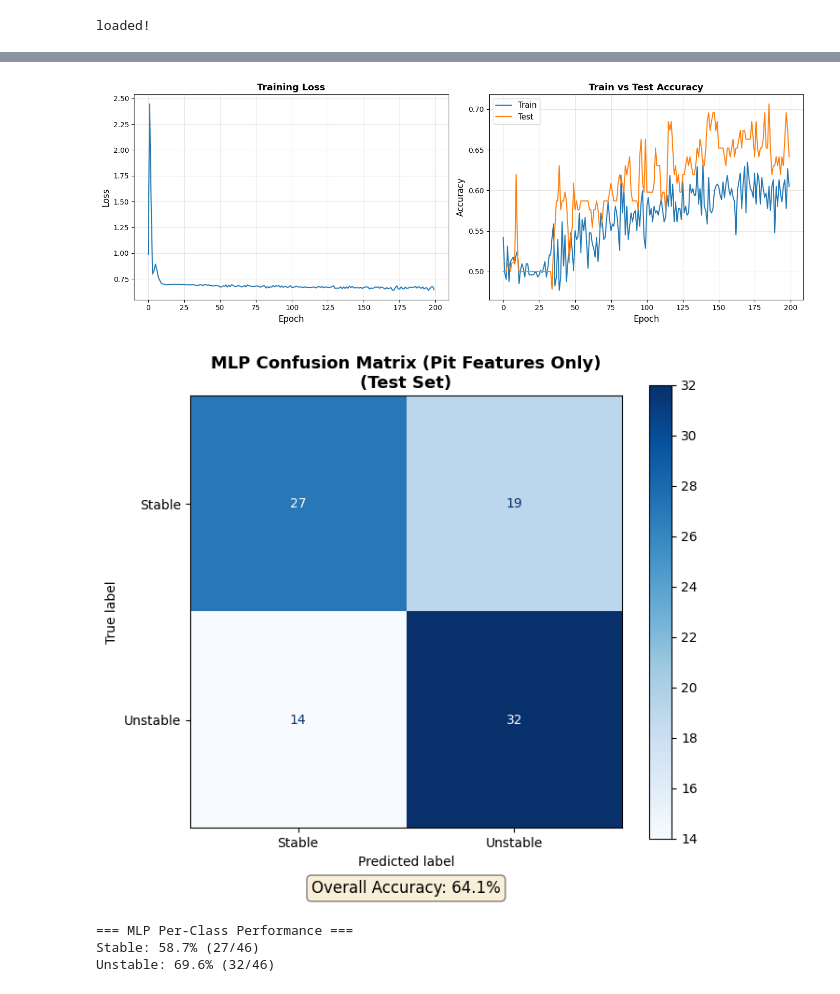
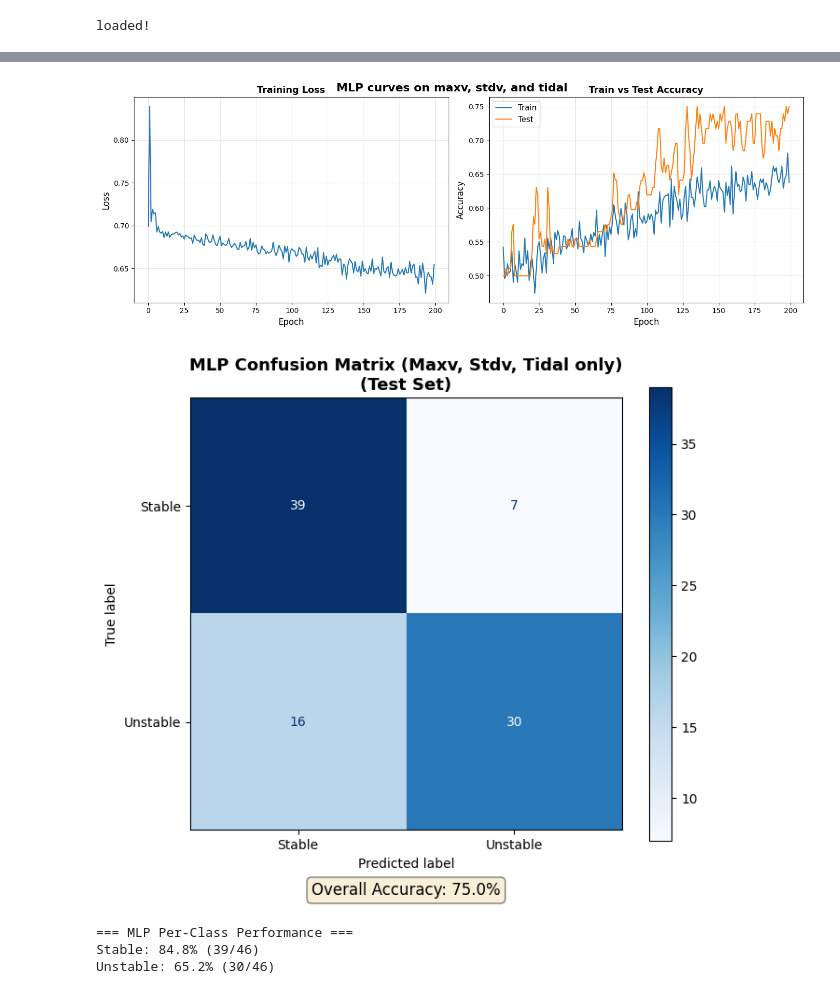
Before and after one commit to waltersn-maine/gdnn, a Jupyter notebook: GraphlessMLP.ipynb, the cells around one changed output, grey strips where cells are left out. Cells and saved outputs as stored; diff of their text form; code cells hidden in the pictures.

```diff
--- a/GraphlessMLP.ipynb
+++ b/GraphlessMLP.ipynb
@@ -51,16 +51,16 @@ for pit_idx in SU_trees.keys():
 
     # extract 10 features at pit
     feat = [
-        wolfGraph.nodes[pit_node]['elev'],
+        #wolfGraph.nodes[pit_node]['elev'],
         wolfGraph.nodes[pit_node].get('max_vel', 0.0),
-        wolfGraph.nodes[pit_node].get('mean_vel', 0.0),
+        #wolfGraph.nodes[pit_node].get('mean_vel', 0.0),
         wolfGraph.nodes[pit_node].get('std_vel', 0.0),
-        wolfGraph.nodes[pit_node].get('mean_erosive_power', 0.0),
-        wolfGraph.nodes[pit_node].get('max_erosive_power', 0.0),
+        #wolfGraph.nodes[pit_node].get('mean_erosive_power', 0.0),
+        #wolfGraph.nodes[pit_node].get('max_erosive_power', 0.0),
         wolfGraph.nodes[pit_node].get('tidal_range', 0.0),
-        tree.nodes[pit_node].get('total_inflow', 0.0),
-        tree.nodes[pit_node].get('mean_inflow', 0.0),
-        tree.nodes[pit_node].get('max_inflow', 0.0)
+        #tree.nodes[pit_node].get('total_inflow', 0.0),
+        #tree.nodes[pit_node].get('mean_inflow', 0.0),
+        #tree.nodes[pit_node].get('max_inflow', 0.0)
     ]
 
     stability = wolfGraph.nodes[pit_idx]['stability']
@@ -73,5 +73,6 @@ for pit_idx in SU_trees.keys():
 X = torch.tensor(pit_features, dtype=torch.float)
 y = torch.tensor(pit_labels, dtype=torch.long)
 
-print(f"dataset: {len(X)} samples, {X.shape[1]} features, {len(y)} labels")
+num_feats = X.shape[1]
+print(f"dataset: {len(X)} samples, {num_feats} features, {len(y)} labels")
 # %% [output]
@@ -90,7 +91,7 @@ X_train, X_test, y_train, y_test = train_test_split(X, y, test_size=0.2, random_
 device = 'cpu'
 # %%
 # model
-mlp = SimpleMLP(num_features=10, hidden_dim=64, num_classes=2).to(device)
+mlp = SimpleMLP(num_features=num_feats, hidden_dim=64, num_classes=2).to(device)
 optimizer = torch.optim.Adam(mlp.parameters(), lr=0.01)
 criterion = nn.NLLLoss()
 # %%
@@ -165,46 +166,47 @@ ax2.legend(fontsize=11)
 ax2.grid(True, alpha=0.3)
 
 plt.tight_layout()
-plt.savefig('mlp_training_curves2.png', dpi=300, bbox_inches='tight')
+plt.suptitle(f"MLP curves on maxv, stdv, and tidal",fontsize=16,fontweight='bold')
+#plt.savefig('mlp_training_3hydro.png', dpi=300, bbox_inches='tight')
 plt.show()
 # %% [output]
-[figure, old version]
+[figure, new version]
 # %%
 from sklearn.metrics import confusion_matrix, ConfusionMatrixDisplay
 
 # Get final predictions
 mlp.eval()
 with torch.no_grad():
     final_out = mlp(X_test.to(device))
     final_pred = final_out.argmax(dim=1).cpu().numpy()
 
 # Confusion matrix
 cm = confusion_matrix(y_test.numpy(), final_pred)
 
 fig, ax = plt.subplots(figsize=(7, 6))
 disp = ConfusionMatrixDisplay(confusion_matrix=cm,
                                display_labels=['Stable', 'Unstable'])
 disp.plot(ax=ax, cmap='Blues', values_format='d')
-ax.set_title('MLP Confusion Matrix (Pit Features Only)\n(Test Set)',
+ax.set_title('MLP Confusion Matrix (Maxv, Stdv, Tidal only)\n(Test Set)',
             fontsize=13, fontweight='bold')
 
 # Add accuracy
 acc = np.trace(cm) / np.sum(cm)
 ax.text(0.5, -0.15, f'Overall Accuracy: {acc:.1%}',
         transform=ax.transAxes, ha='center', fontsize=12,
         bbox=dict(boxstyle='round', facecolor='wheat', alpha=0.5))
 
 plt.tight_layout()
-#plt.savefig('mlp_confusion_matrix2.png', dpi=300, bbox_inches='tight')
+#plt.savefig('mlp_confusion_3hydro.png', dpi=300, bbox_inches='tight')
 plt.show()
 
 # Per-class stats
 print("\n=== MLP Per-Class Performance ===")
 for i, label in enumerate(['Stable', 'Unstable']):
     class_acc = cm[i, i] / cm[i, :].sum() if cm[i, :].sum() > 0 else 0
     print(f"{label}: {class_acc:.1%} ({cm[i, i]}/{cm[i, :].sum()})")
 # %% [output]
-[figure, old version]
+[figure, new version]
 === MLP Per-Class Performance ===
-Stable: 58.7% (27/46)
-Unstable: 69.6% (32/46)
+Stable: 84.8% (39/46)
+Unstable: 65.2% (30/46)
```
Also changed, not shown: parts of 2 cells of this notebook, 1 other file.
